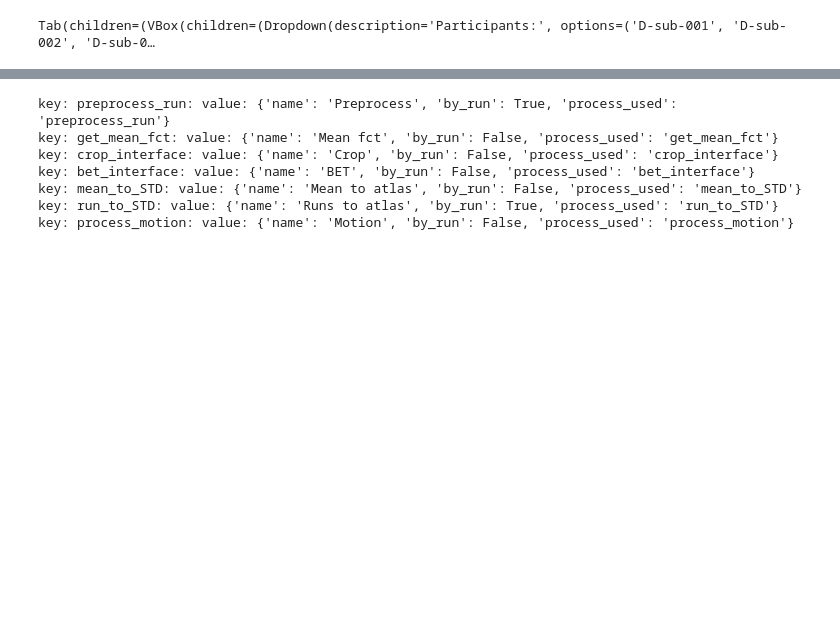
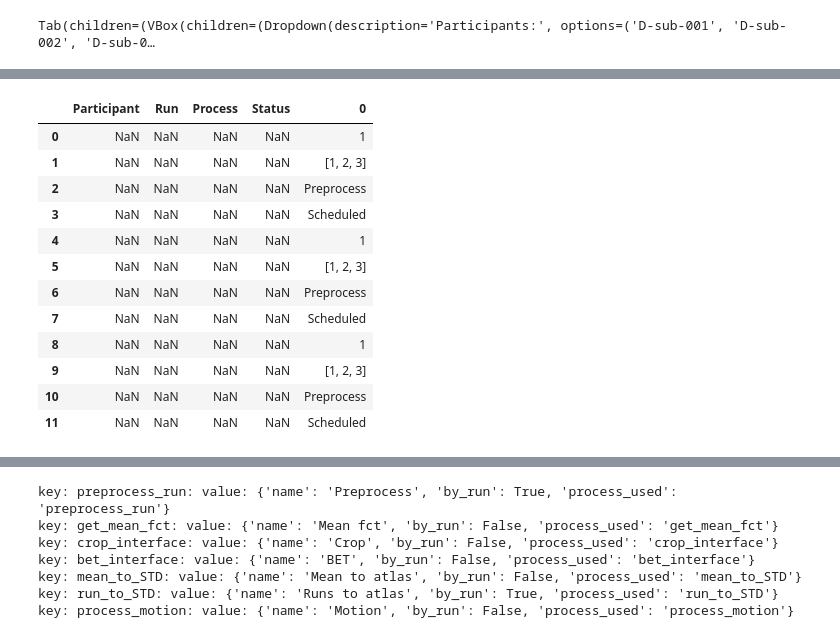
Before and after one commit to rhernandez00/dog_brain_toolkit, a Jupyter notebook: interface.ipynb, the cells around one changed output, grey strips where cells are left out. Drawn from its saved outputs; the diff is of its cells as text; code cells hidden in the pictures; blank space fills up the shorter version.

```diff
--- a/interface.ipynb
+++ b/interface.ipynb
@@ -296,0 +313,34 @@ Tab(children=(VBox(children=(Dropdown(description='Participants:', options=('D-s
+# %%
+job_list = [job_dict, job_dict, job_dict]
+# define column_id a dictiorary with keys for column and column labels
+column_id = {'sub_N': {'label': 'Participant'},
+             'run_N': {'label': 'Run'},
+             'Process': {'label': 'Process'},
+             'Status': {'label': 'Status'}}
+
+# initialize scheduler_table
+scheduler_table = pd.DataFrame(columns=[column_id[key]['label'] for key in column_id.keys()])
+
+## populate scheduler table with job_list
+# for each job in job_listsss
+for job in job_list:
+    new_row = dict()
+    for key in column_id.keys():
+        new_row[column_id[key]['label']] = job[key]
+
+    scheduler_table = pd.concat([scheduler_table,pd.Series(new_row)], ignore_index=True)
+scheduler_table
+# %% [output]
+|  | Participant | Run | Process | Status | 0 |
+| 0 | NaN | NaN | NaN | NaN | 1 |
+| 1 | NaN | NaN | NaN | NaN | [1, 2, 3] |
+| 2 | NaN | NaN | NaN | NaN | Preprocess |
+| 3 | NaN | NaN | NaN | NaN | Scheduled |
+| 4 | NaN | NaN | NaN | NaN | 1 |
+| 5 | NaN | NaN | NaN | NaN | [1, 2, 3] |
+| 6 | NaN | NaN | NaN | NaN | Preprocess |
+| 7 | NaN | NaN | NaN | NaN | Scheduled |
+| 8 | NaN | NaN | NaN | NaN | 1 |
+| 9 | NaN | NaN | NaN | NaN | [1, 2, 3] |
+| 10 | NaN | NaN | NaN | NaN | Preprocess |
+| 11 | NaN | NaN | NaN | NaN | Scheduled |
```
Also changed, not shown: parts of 16 cells of this notebook, 1 other file.
